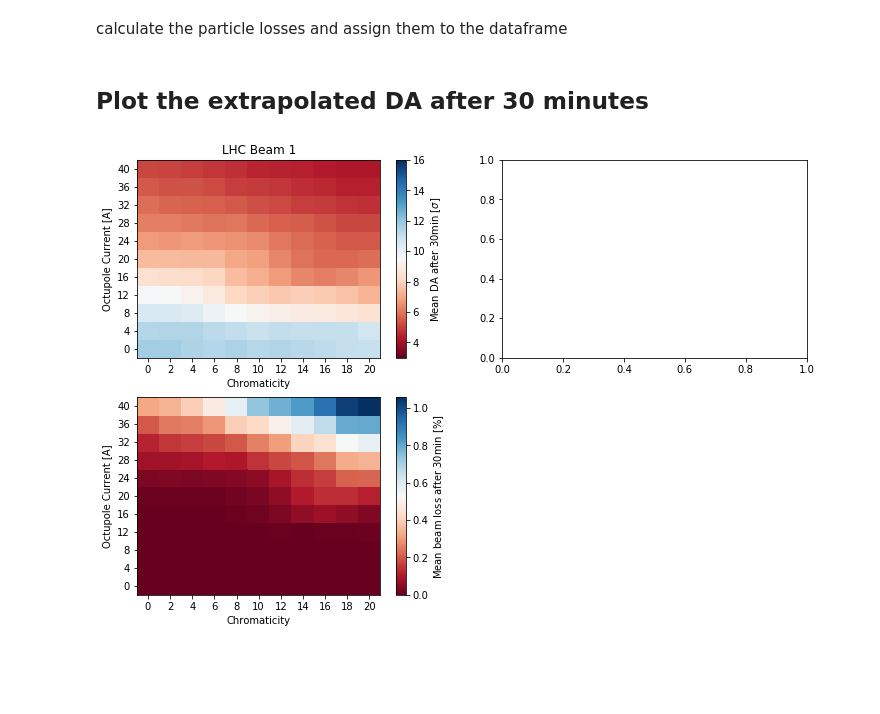
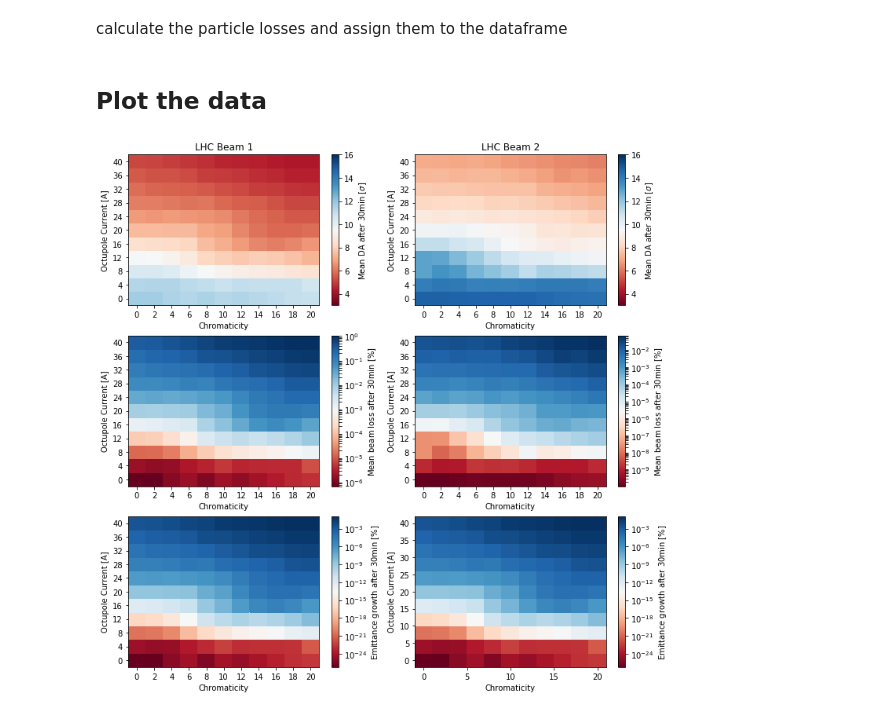
Before and after one commit to mtitze/HL-LHC, a Jupyter notebook: analyses/analysis_chroma_ioct.ipynb, the cells around one changed output. Cells and saved outputs as stored; diff of their text form; code cells hidden in the pictures; blank space fills up the shorter version.

Commit message:
analysis of chroma/oct scan for LHC ready. waiting for additional data to analyze HL-LHC as well

```diff
--- a/analyses/analysis_chroma_ioct.ipynb
+++ b/analyses/analysis_chroma_ioct.ipynb
@@ -9,6 +9,7 @@ import pandas as pd
 import numpy as np
 import matplotlib.pyplot as plt
 import matplotlib.cm as cm
+from matplotlib.colors import LogNorm
 
 
 import sixdesk.da as da
@@ -24,7 +25,9 @@ def prepare_pcolormesh(df, x, y, z, weights=[1,1,1],offset=[0,0,0]):
 
     The passed dataframe "data" must contain the columns 'chroma', 'ioct', 'DA'.
     The weighting option will weight x,y,z accoring to their positional value in the parsed array.
+    Note that this algorithm does only work for equally spaced datasets.
     '''
+    var1, var2 = x,y
 
     stepsize1 = np.diff(df[var1].unique()[-3:-1])[0]
     stepsize2 = np.diff(df[var2].unique()[-3:-1])[0]
@@ -46,7 +49,8 @@ def prepare_pcolormesh(df, x, y, z, weights=[1,1,1],offset=[0,0,0]):
                     elif c==var2:
                         newrow.append(_v2)
                     else:
-                        newrow.append(0)
+                        # append the mean value to the placeholder, to have physically realistic data
+                        newrow.append(df[c].mean())
 
                 # append to new dataframe
                 newdf = newdf.append(pd.DataFrame([newrow],columns=df.columns),ignore_index=True)
@@ -119,38 +123,96 @@ for _d in data_B2['meanda'].values:
 loss = np.array(loss)
 data_B2 = data_B2.assign(avgloss=loss[:,2])
 # %% [markdown]
-## Plot the extrapolated DA after 30 minutes
+## Plot the data
 # %%
-fig = plt.figure(figsize=[12,8])
-ax1 = fig.add_subplot(221)
-ax2 = fig.add_subplot(222)
-ax3 = fig.add_subplot(223)
+fig = plt.figure(figsize=[12,12])
+ax1 = fig.add_subplot(321)
+ax2 = fig.add_subplot(322)
+ax3 = fig.add_subplot(323)
+ax4 = fig.add_subplot(324)
+ax5 = fig.add_subplot(325)
+ax6 = fig.add_subplot(326)
 
 X,Y,Z = prepare_pcolormesh(data_B1, 'chroma','ioct','meanda',offset=[-1,-2,0])
 
 ax1.set_title('LHC Beam 1')
 ax1.set_xlabel("Chromaticity")
 ax1.set_ylabel("Octupole Current [A]")
 
 im1 = ax1.pcolormesh(X,Y,Z, cmap=cm.RdBu, vmin=3, vmax=16)
 fig.colorbar(im1,label=r'Mean DA after 30min [$\sigma$]',ax=ax1)
 
 ax1.set_xticks(np.array(range(0,21,2)))
 ax1.set_yticks(np.array(range(0,41,4)))
 
 
 X,Y,Z = prepare_pcolormesh(data_B1, 'chroma','ioct','avgloss',offset=[-1,-2,0],weights=[1,1,100])
 
 ax3.set_xlabel("Chromaticity")
 ax3.set_ylabel("Octupole Current [A]")
 
-im3 = ax3.pcolormesh(X,Y,Z, cmap=cm.RdBu, vmin=Z.min(), vmax=Z.max())
+im3 = ax3.pcolormesh(X,Y,Z, cmap=cm.RdBu, vmin=Z.min(), vmax=Z.max(),
+                                         norm=LogNorm(vmin=Z.min(), vmax=Z.max()))
 fig.colorbar(im3,label=r'Mean beam loss after 30min [$\%$]',ax=ax3)
 
 ax3.set_xticks(np.array(range(0,21,2)))
 ax3.set_yticks(np.array(range(0,41,4)))
 
 
+X,Y,Z = prepare_pcolormesh(data_B1, 'chroma','ioct','eg_mean',offset=[-1,-2,0],weights=[1,1,100])
+
+ax5.set_xlabel("Chromaticity")
+ax5.set_ylabel("Octupole Current [A]")
+
+im5 = ax5.pcolormesh(X,Y,Z, cmap=cm.RdBu, vmin=Z.min(), vmax=Z.max(),
+                                         norm=LogNorm(vmin=Z.min(), vmax=Z.max()))
+fig.colorbar(im5,label=r'Emittance growth after 30min [$\%$]',ax=ax5)
+
+ax5.set_xticks(np.array(range(0,21,2)))
+ax5.set_yticks(np.array(range(0,41,4)))
+
+
+# BEAM 2
+
+X,Y,Z = prepare_pcolormesh(data_B2, 'chroma','ioct','meanda',offset=[-1,-2,0])
+
+ax2.set_title('LHC Beam 2')
+ax2.set_xlabel("Chromaticity")
+ax2.set_ylabel("Octupole Current [A]")
+
+im1 = ax2.pcolormesh(X,Y,Z, cmap=cm.RdBu, vmin=3, vmax=16)
+fig.colorbar(im1,label=r'Mean DA after 30min [$\sigma$]',ax=ax2)
+
+ax2.set_xticks(np.array(range(0,21,2)))
+ax2.set_yticks(np.array(range(0,41,4)))
+
+
+X,Y,Z = prepare_pcolormesh(data_B2, 'chroma','ioct','avgloss',offset=[-1,-2,0],weights=[1,1,100])
+
+ax4.set_xlabel("Chromaticity")
+ax4.set_ylabel("Octupole Current [A]")
+
+im4 = ax4.pcolormesh(X,Y,Z, cmap=cm.RdBu, vmin=Z.min(), vmax=Z.max(),
+                     norm=LogNorm(vmin=Z.min(), vmax=Z.max()))
+fig.colorbar(im4,label=r'Mean beam loss after 30min [$\%$]',ax=ax4)
+
+ax4.set_xticks(np.array(range(0,21,2)))
+ax4.set_yticks(np.array(range(0,41,4)))
+
+
+X,Y,Z = prepare_pcolormesh(data_B2, 'chroma','ioct','eg_mean',offset=[-1,-2,0],weights=[1,1,100])
+
+ax6.set_xlabel("Chromaticity")
+ax6.set_ylabel("Octupole Current [A]")
+
+im6 = ax6.pcolormesh(X,Y,Z, cmap=cm.RdBu, vmin=Z.min(), vmax=Z.max(),
+                     norm=LogNorm(vmin=Z.min(), vmax=Z.max()))
+fig.colorbar(im6,label=r'Emittance growth after 30min [$\%$]',ax=ax6)
+
+ax4.set_xticks(np.array(range(0,21,2)))
+ax4.set_yticks(np.array(range(0,41,4)))
+
+
 plt.show()
 # %% [output]
-[figure, old version]
+[figure, new version]
```
